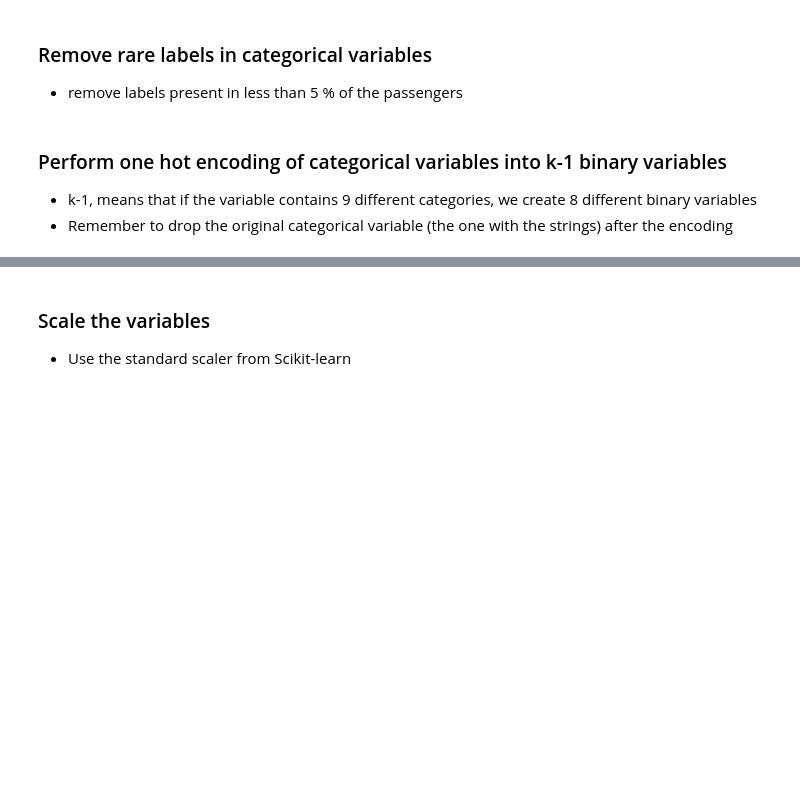
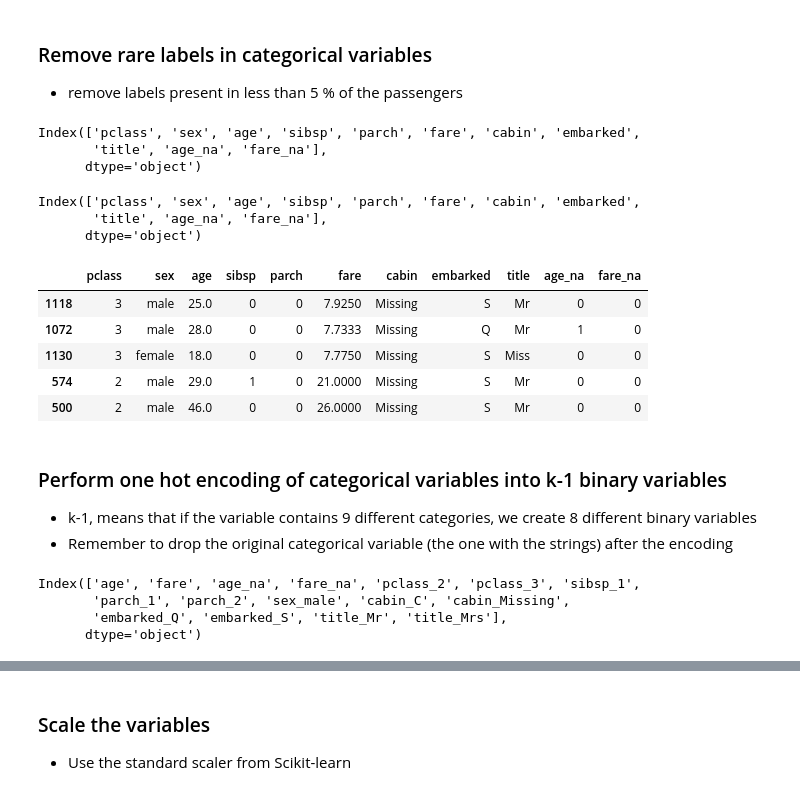
Before and after one commit to Yogita-P/test, a Jupyter notebook: Session_3_ML_Pipeline/titanic-assignment/01-predicting-survival-titanic-assignement.ipynb, the cells around one changed output, grey strips where cells are left out. Cells and saved outputs as stored; diff of their text form; code cells hidden in the pictures; blank space fills up the shorter version.

```diff
--- a/Session_3_ML_Pipeline/titanic-assignment/01-predicting-survival-titanic-assignement.ipynb
+++ b/Session_3_ML_Pipeline/titanic-assignment/01-predicting-survival-titanic-assignement.ipynb
@@ -179,3 +261,38 @@ X_train.shape, X_test.shape
+# %%
+def remove_rare(df, y):
+    data = pd.concat([df, y], axis=1)
+    for var in vars_cat:
+        percent = data[var].value_counts(normalize=True).to_dict()
+        rare_labels = [k for k in percent.keys() if percent[k] < 0.05]
+
+        for label in rare_labels:
+            data.drop(data[data[var] == label].index, inplace=True)
+    return data.drop(target, axis=1), data[target]
+# %%
+X_train, y_train = remove_rare(X_train, y_train)
+
+#X_test, y_test = remove_rare(X_test, y_test)
+# %%
+X_train.columns
+# %% [output]
+Index(['pclass', 'sex', 'age', 'sibsp', 'parch', 'fare', 'cabin', 'embarked',
+       'title', 'age_na', 'fare_na'],
+      dtype='object')
+# %%
+X_test.columns
+# %% [output]
+Index(['pclass', 'sex', 'age', 'sibsp', 'parch', 'fare', 'cabin', 'embarked',
+       'title', 'age_na', 'fare_na'],
+      dtype='object')
+# %%
+X_train.head()
+# %% [output]
+|  | pclass | sex | age | sibsp | parch | fare | cabin | embarked | title | age_na | fare_na |
+| 1118 | 3 | male | 25.0 | 0 | 0 | 7.9250 | Missing | S | Mr | 0 | 0 |
+| 1072 | 3 | male | 28.0 | 0 | 0 | 7.7333 | Missing | Q | Mr | 1 | 0 |
+| 1130 | 3 | female | 18.0 | 0 | 0 | 7.7750 | Missing | S | Miss | 0 | 0 |
+| 574 | 2 | male | 29.0 | 1 | 0 | 21.0000 | Missing | S | Mr | 0 | 0 |
+| 500 | 2 | male | 46.0 | 0 | 0 | 26.0000 | Missing | S | Mr | 0 | 0 |
 # %% [markdown]
 ### Perform one hot encoding of categorical variables into k-1 binary variables
 
@@ -183,0 +308,7 @@ X_train.shape, X_test.shape
+# %%
+X_train.columns
+# %% [output]
+Index(['age', 'fare', 'age_na', 'fare_na', 'pclass_2', 'pclass_3', 'sibsp_1',
+       'parch_1', 'parch_2', 'sex_male', 'cabin_C', 'cabin_Missing',
+       'embarked_Q', 'embarked_S', 'title_Mr', 'title_Mrs'],
+      dtype='object')
```
Also changed, not shown: parts of 21 cells of this notebook.
